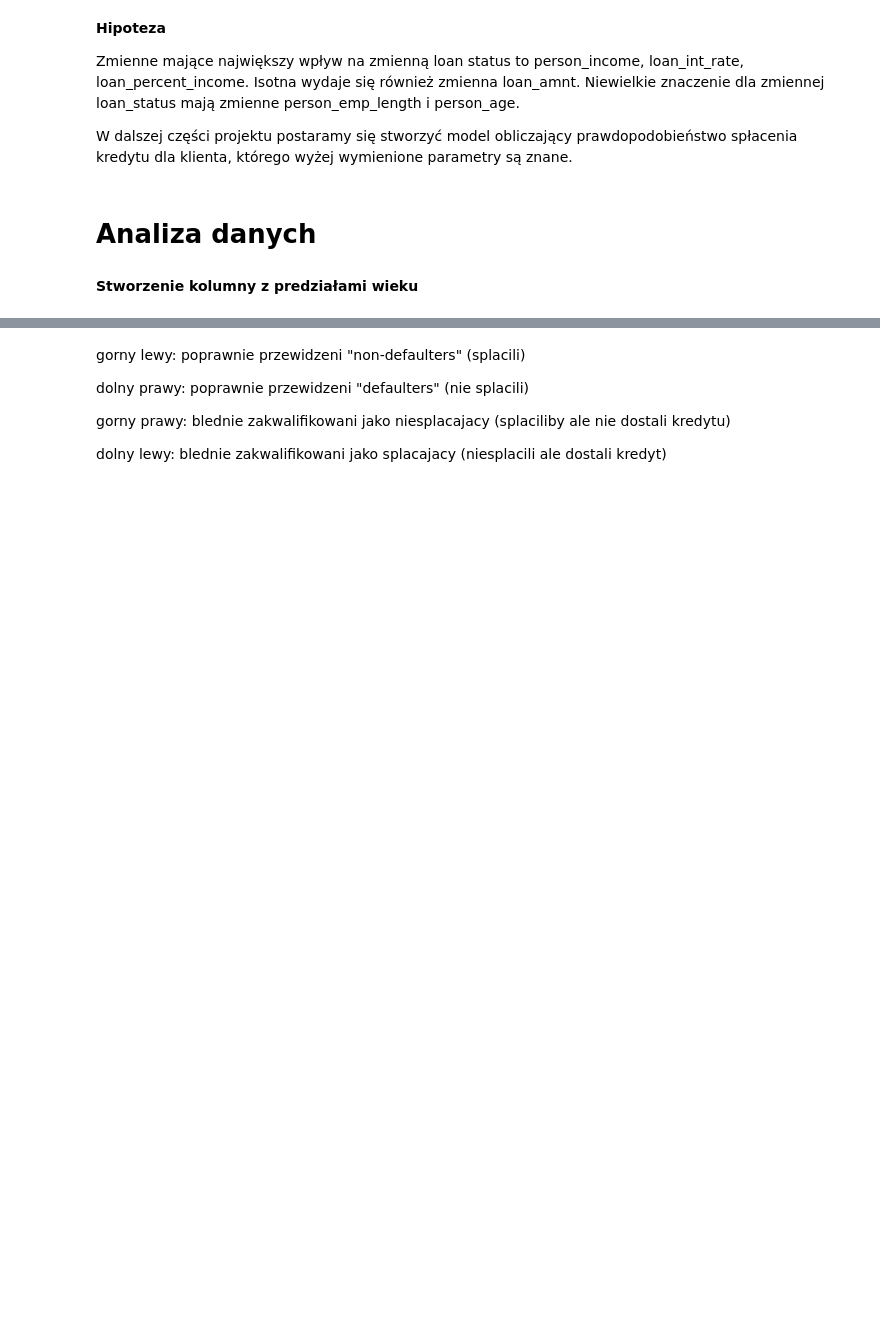
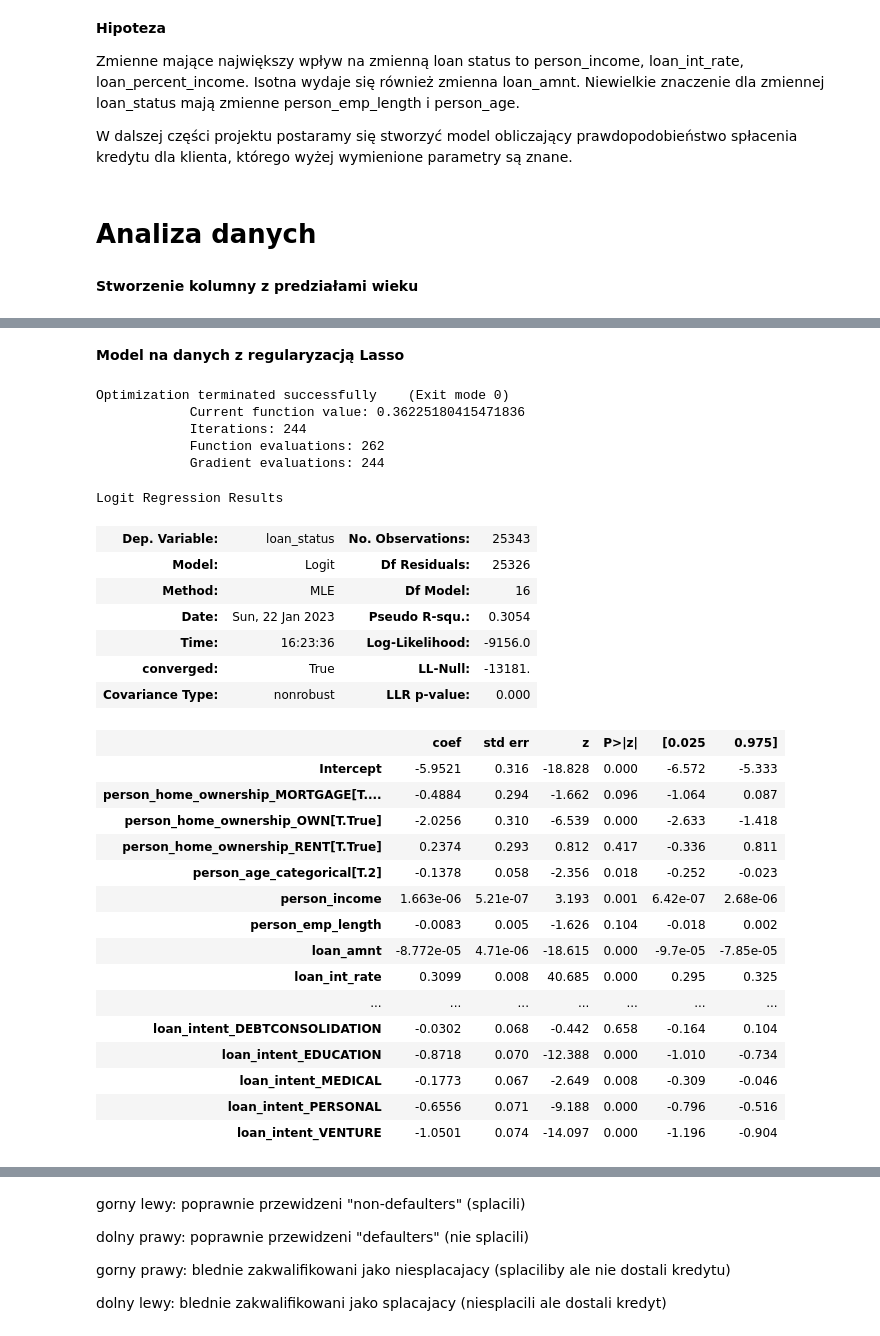
Before and after one commit to aleksyniemir/credit_risk_analysis, a Jupyter notebook: data_analysis.ipynb, the cells around one changed output, grey strips where cells are left out. Cells and saved outputs as stored; diff of their text form; code cells hidden in the pictures; blank space fills up the shorter version.

Commit message:
finished data analysis

```diff
--- a/data_analysis.ipynb
+++ b/data_analysis.ipynb
@@ -374 +439,48 @@ Warning: Maximum number of iterations has been exceeded.
+# %% [markdown]
+**Model na danych z regularyzacją Lasso**
+# %%
+# zmienne kategoryczne wyrzucone
+# person_home_ownership_OTHER, loan_intent_HOMEIMPROVEMENT, person_age
+
+riskmodel_1 = smf.logit(formula =
+                      """loan_status ~ person_income  +  person_emp_length + loan_amnt + loan_int_rate +
+                      loan_percent_income + cb_person_default_on_file + cb_person_cred_hist_length +
+                      person_home_ownership_MORTGAGE +
+                      person_home_ownership_OWN+person_home_ownership_RENT + loan_intent_DEBTCONSOLIDATION +
+                      loan_intent_EDUCATION +  loan_intent_MEDICAL + loan_intent_PERSONAL +
+                      loan_intent_VENTURE + person_age_categorical""",
+                      data = train_dataset)
+riskmodel_1 = riskmodel_1.fit_regularized(method='l1',  alpha=1)
+
+riskmodel_1.summary()
+# %% [output]
+Optimization terminated successfully    (Exit mode 0)
+            Current function value: 0.36225180415471836
+            Iterations: 244
+            Function evaluations: 262
+            Gradient evaluations: 244
+Logit Regression Results
+| Dep. Variable: | loan_status | No. Observations: | 25343 |
+| Model: | Logit | Df Residuals: | 25326 |
+| Method: | MLE | Df Model: | 16 |
+| Date: | Sun, 22 Jan 2023 | Pseudo R-squ.: | 0.3054 |
+| Time: | 16:23:36 | Log-Likelihood: | -9156.0 |
+| converged: | True | LL-Null: | -13181. |
+| Covariance Type: | nonrobust | LLR p-value: | 0.000 |
+|  | coef | std err | z | P>|z| | [0.025 | 0.975] |
+| Intercept | -5.9521 | 0.316 | -18.828 | 0.000 | -6.572 | -5.333 |
+| person_home_ownership_MORTGAGE[T.... | -0.4884 | 0.294 | -1.662 | 0.096 | -1.064 | 0.087 |
+| person_home_ownership_OWN[T.True] | -2.0256 | 0.310 | -6.539 | 0.000 | -2.633 | -1.418 |
+| person_home_ownership_RENT[T.True] | 0.2374 | 0.293 | 0.812 | 0.417 | -0.336 | 0.811 |
+| person_age_categorical[T.2] | -0.1378 | 0.058 | -2.356 | 0.018 | -0.252 | -0.023 |
+| person_income | 1.663e-06 | 5.21e-07 | 3.193 | 0.001 | 6.42e-07 | 2.68e-06 |
+| person_emp_length | -0.0083 | 0.005 | -1.626 | 0.104 | -0.018 | 0.002 |
+| loan_amnt | -8.772e-05 | 4.71e-06 | -18.615 | 0.000 | -9.7e-05 | -7.85e-05 |
+| loan_int_rate | 0.3099 | 0.008 | 40.685 | 0.000 | 0.295 | 0.325 |
+| ... | ... | ... | ... | ... | ... | ... |
+| loan_intent_DEBTCONSOLIDATION | -0.0302 | 0.068 | -0.442 | 0.658 | -0.164 | 0.104 |
+| loan_intent_EDUCATION | -0.8718 | 0.070 | -12.388 | 0.000 | -1.010 | -0.734 |
+| loan_intent_MEDICAL | -0.1773 | 0.067 | -2.649 | 0.008 | -0.309 | -0.046 |
+| loan_intent_PERSONAL | -0.6556 | 0.071 | -9.188 | 0.000 | -0.796 | -0.516 |
+| loan_intent_VENTURE | -1.0501 | 0.074 | -14.097 | 0.000 | -1.196 | -0.904 |
 # %%
```
Also changed, not shown: parts of 29 cells of this notebook.
